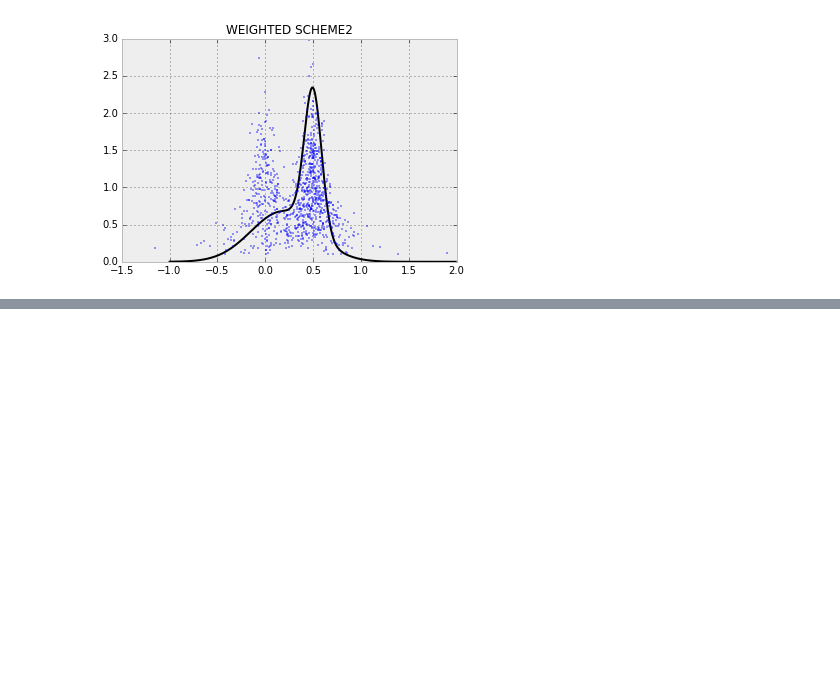
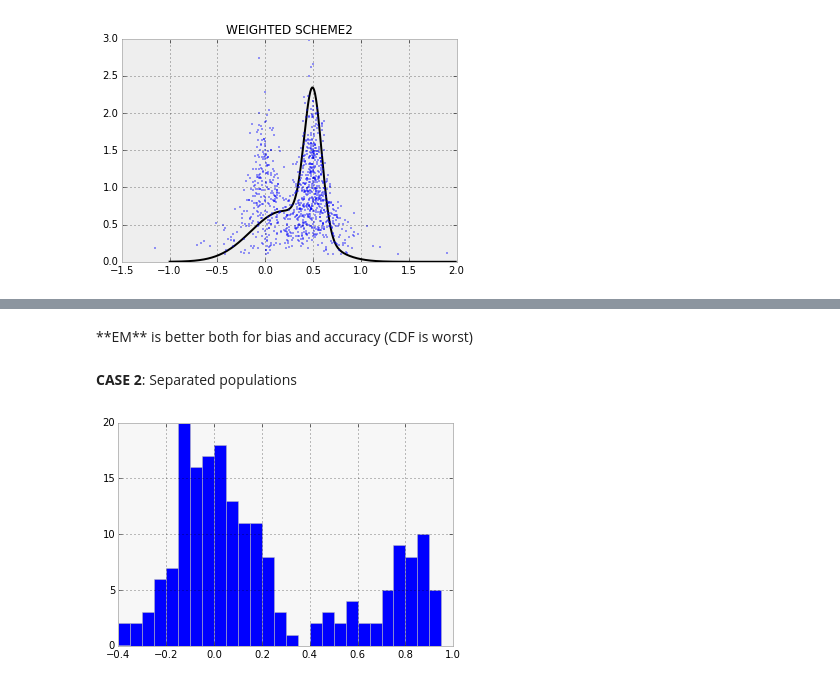
Before and after one commit to tritemio/notebooks, a Jupyter notebook: Mixture_Model_Fitting.ipynb, the cells around one changed output, grey strips where cells are left out. Saved outputs shown, nothing was run; the diff lists cells and outputs as text; code cells hidden in the pictures; blank space fills up the shorter version.

```diff
--- a/Mixture_Model_Fitting.ipynb
+++ b/Mixture_Model_Fitting.ipynb
@@ -862,0 +723,12 @@ in estimating the FRET efficiency.
+# %% [markdown]
+<div class=warn>
+**EM** is better both for bias and accuracy (CDF is worst)
+</div>
+# %% [markdown]
+**CASE 2**: Separated populations
+# %%
+sample_parameters = dict(N=200, p=[0,0.15,0.8,0.15,0.7])
+s = sim_two_gauss_mix(**sample_parameters)
+hist(s, bins=r_[-0.4:1:0.05]);
+# %% [output]
+[figure, added]
```
Also changed, not shown: parts of 67 cells of this notebook, 1 other file.
